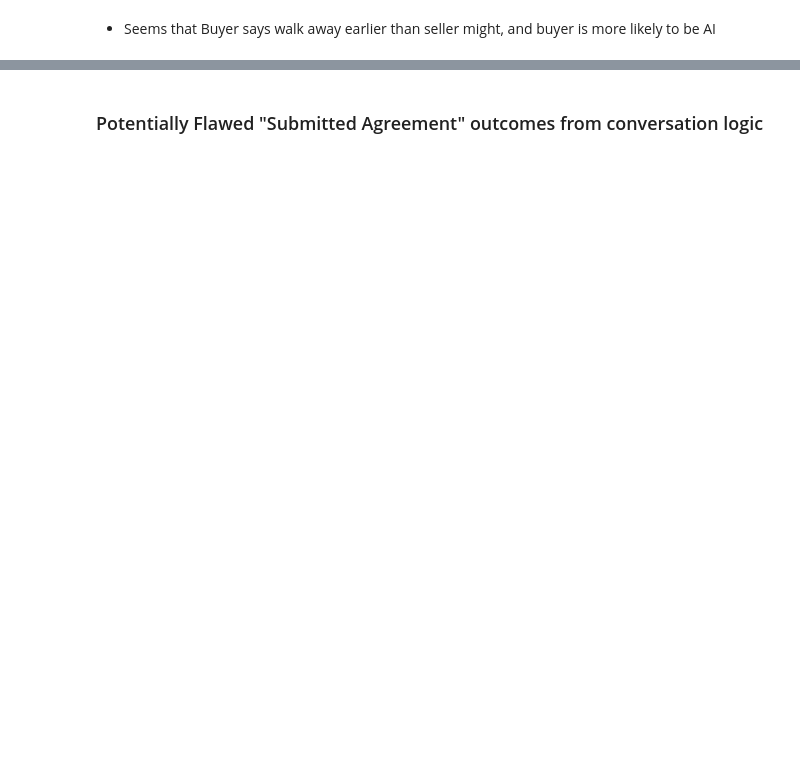
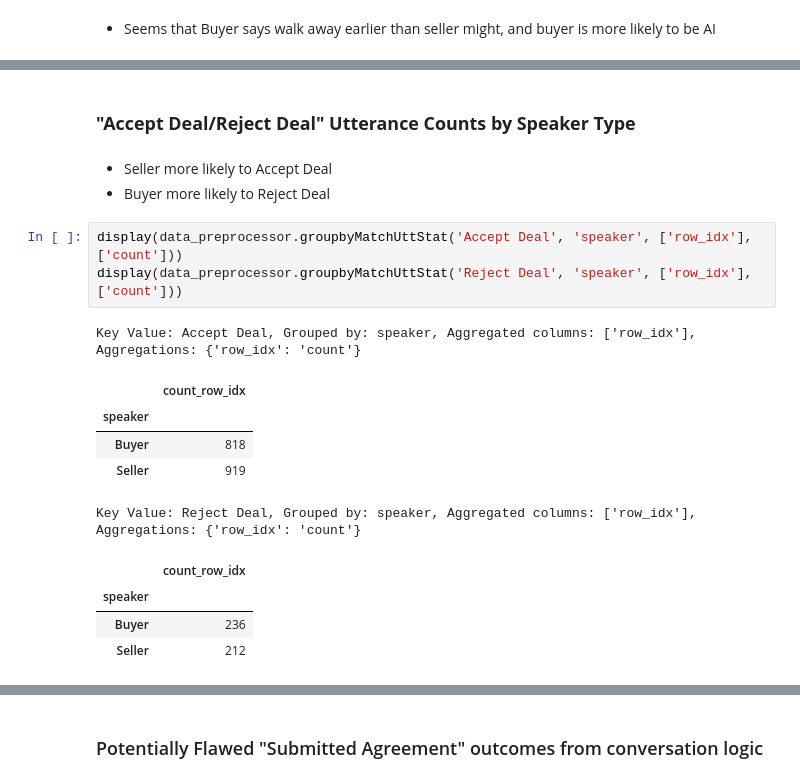
Before and after one commit to mishkin101/ConvoKit_Disputes, a Jupyter notebook: src/data_preprocessing.ipynb, the cells around one changed output, grey strips where cells are left out. Drawn from its saved outputs; the diff is of its cells as text; blank space fills up the shorter version.

```diff
--- a/src/data_preprocessing.ipynb
+++ b/src/data_preprocessing.ipynb
@@ -359,0 +707,19 @@ AttributeError: 'DataPreprocesser' object has no attribute 'getUttStatAgg'
+# %% [markdown]
+### **"Accept Deal/Reject Deal" Utterance Counts by Speaker Type**
+# %% [markdown]
+- Seller more likely to Accept Deal
+- Buyer more likely to Reject Deal
+# %%
+display(data_preprocessor.groupbyMatchUttStat('Accept Deal', 'speaker', ['row_idx'], ['count']))
+display(data_preprocessor.groupbyMatchUttStat('Reject Deal', 'speaker', ['row_idx'], ['count']))
+# %% [output]
+Key Value: Accept Deal, Grouped by: speaker, Aggregated columns: ['row_idx'], Aggregations: {'row_idx': 'count'}
+|  | count_row_idx |
+| speaker |  |
+| Buyer | 818 |
+| Seller | 919 |
+Key Value: Reject Deal, Grouped by: speaker, Aggregated columns: ['row_idx'], Aggregations: {'row_idx': 'count'}
+|  | count_row_idx |
+| speaker |  |
+| Buyer | 236 |
+| Seller | 212 |
```
Also changed, not shown: parts of 22 cells of this notebook, 1 other file.
